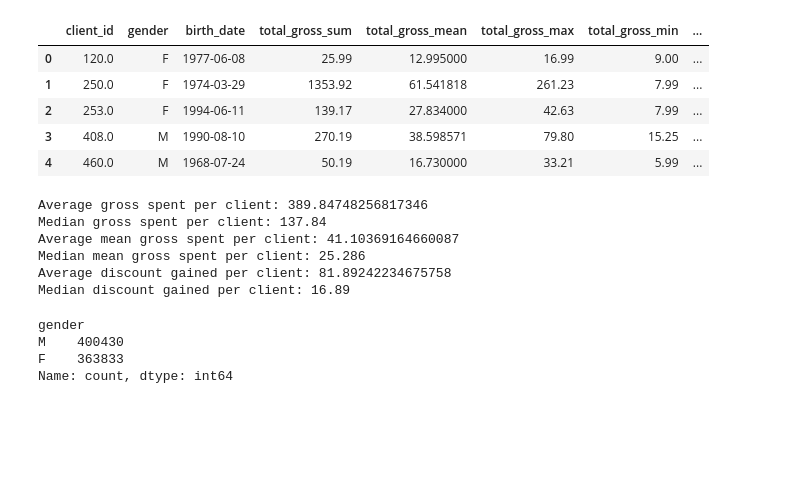
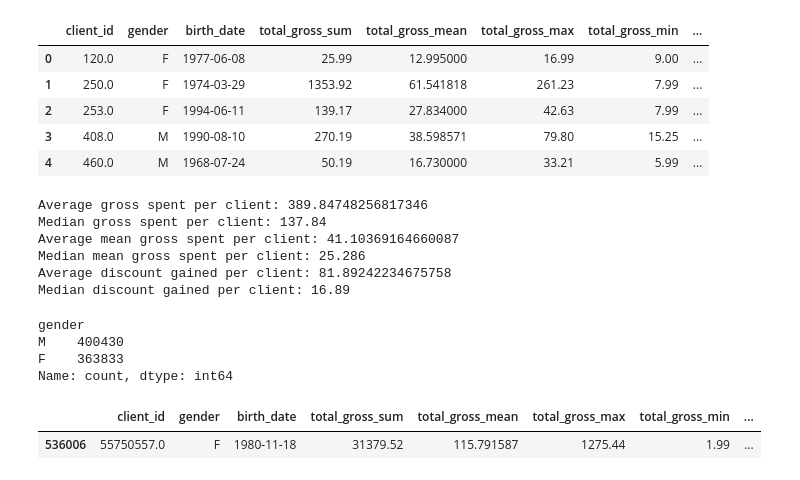
Before and after one commit to macedoti13/Cross-and-Up-Selling-with-Deep-Learning, a Jupyter notebook: DATAPREP/create_customers.ipynb, the cells around one changed output. Cells and saved outputs as stored; diff of their text form; code cells hidden in the pictures; blank space fills up the shorter version.

```diff
--- a/DATAPREP/create_customers.ipynb
+++ b/DATAPREP/create_customers.ipynb
@@ -170,3 +170,8 @@ F    363833
 Name: count, dtype: int64
 # %%
 clients.to_parquet("../data/cleaned/customers.parquet", index=False)
+# %%
+clients[clients.client_id == 55750557.0]
+# %% [output]
+|  | client_id | gender | birth_date | total_gross_sum | total_gross_mean | total_gross_max | total_gross_min | ... |
+| 536006 | 55750557.0 | F | 1980-11-18 | 31379.52 | 115.791587 | 1275.44 | 1.99 | ... |
```
Also changed, not shown: 2 other files.
